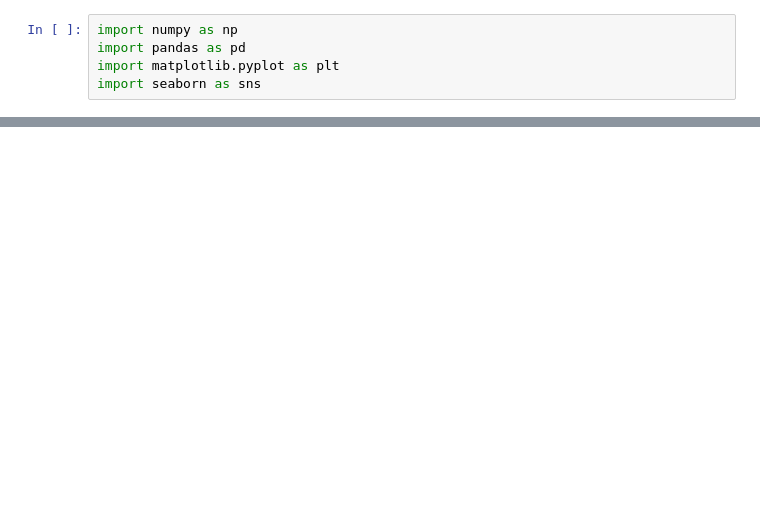
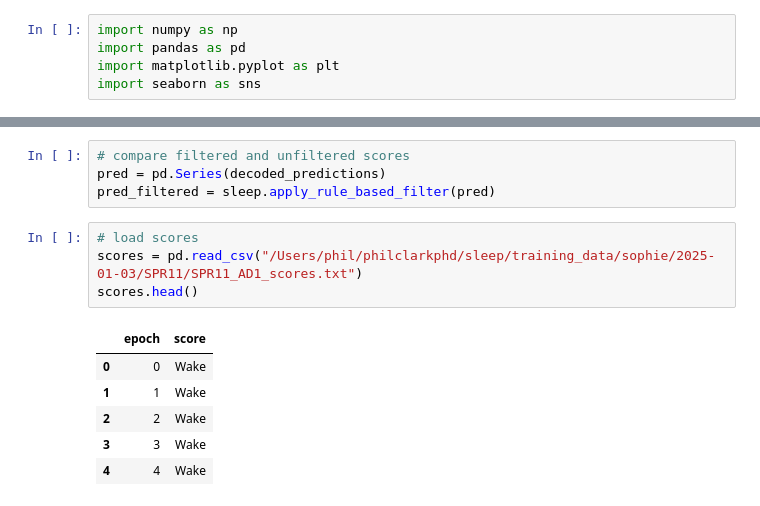
Before and after one commit to PhilClarkPhD/sleep, a Jupyter notebook: notebooks/modify_scores.ipynb, the cells around one changed output, grey strips where cells are left out. Drawn from its saved outputs; the diff is of its cells as text; blank space fills up the shorter version.

```diff
--- a/notebooks/modify_scores.ipynb
+++ b/notebooks/modify_scores.ipynb
@@ -55,0 +67,15 @@ result
+# %%
+# compare filtered and unfiltered scores
+pred = pd.Series(decoded_predictions)
+pred_filtered = sleep.apply_rule_based_filter(pred)
+# %%
+# load scores
+scores = pd.read_csv("/Users/phil/philclarkphd/sleep/training_data/sophie/2025-01-03/SPR11/SPR11_AD1_scores.txt")
+scores.head()
+# %% [output]
+|  | epoch | score |
+| 0 | 0 | Wake |
+| 1 | 1 | Wake |
+| 2 | 2 | Wake |
+| 3 | 3 | Wake |
+| 4 | 4 | Wake |
```
Also changed, not shown: parts of 17 cells of this notebook, 8 other files.
